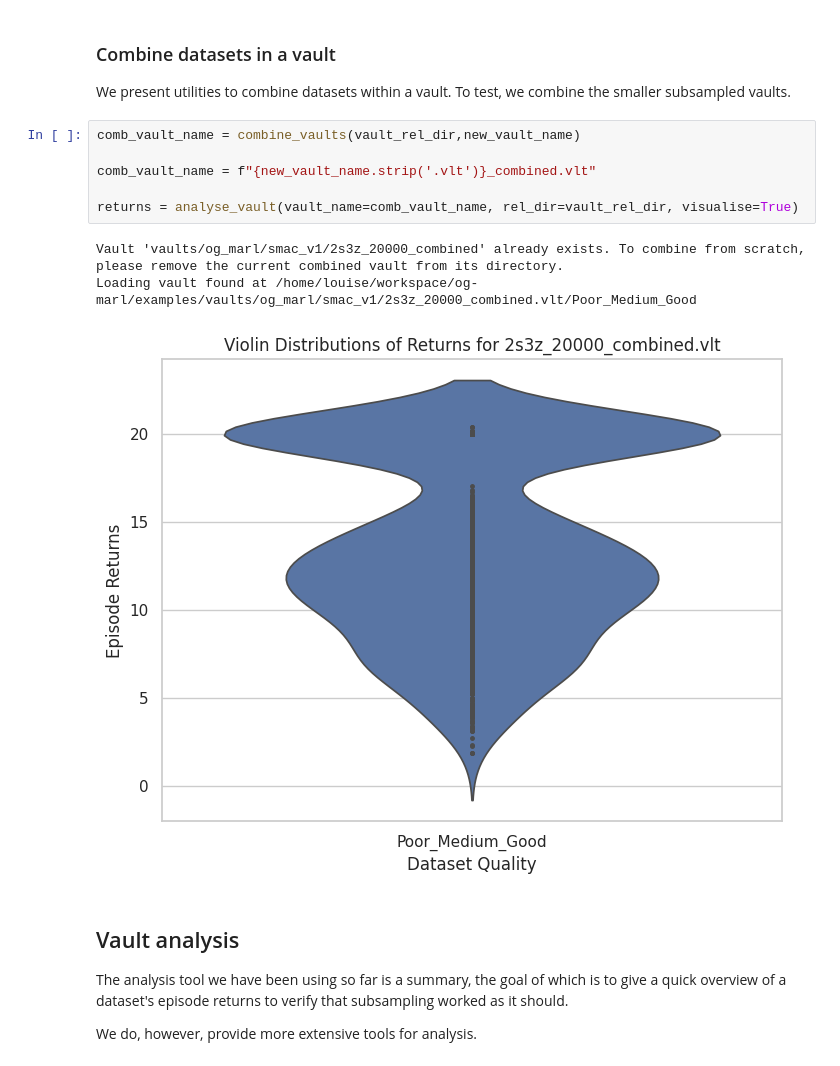
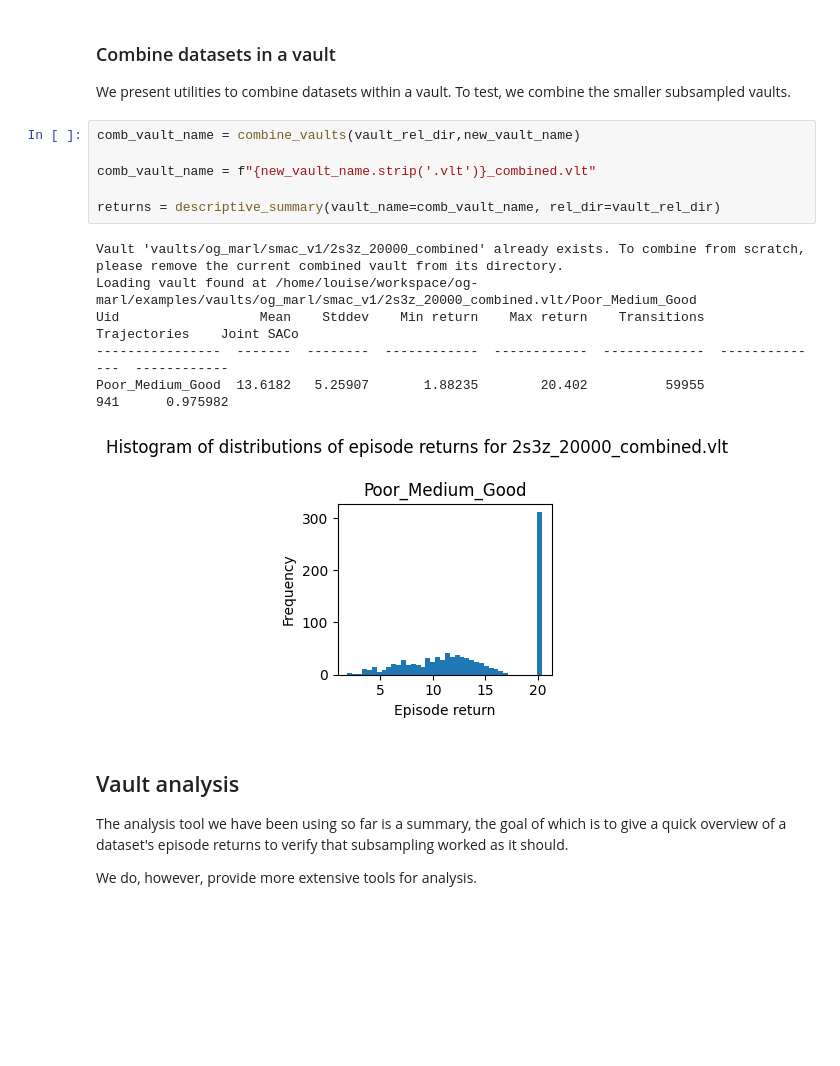
Before and after one commit to instadeepai/og-marl, a Jupyter notebook: examples/dataset_analysis_demo.ipynb, the cells around one changed output. Cells and saved outputs as stored; diff of their text form; blank space fills up the shorter version.

```diff
--- a/examples/dataset_analysis_demo.ipynb
+++ b/examples/dataset_analysis_demo.ipynb
@@ -138,13 +152,16 @@ We present utilities to combine datasets within a vault. To test, we combine the
 # %%
 comb_vault_name = combine_vaults(vault_rel_dir,new_vault_name)
 
 comb_vault_name = f"{new_vault_name.strip('.vlt')}_combined.vlt"
 
-returns = analyse_vault(vault_name=comb_vault_name, rel_dir=vault_rel_dir, visualise=True)
+returns = descriptive_summary(vault_name=comb_vault_name, rel_dir=vault_rel_dir)
 # %% [output]
 Vault 'vaults/og_marl/smac_v1/2s3z_20000_combined' already exists. To combine from scratch, please remove the current combined vault from its directory.
 Loading vault found at /home/louise/workspace/og-marl/examples/vaults/og_marl/smac_v1/2s3z_20000_combined.vlt/Poor_Medium_Good
+Uid                  Mean    Stddev    Min return    Max return    Transitions    Trajectories    Joint SACo
+----------------  -------  --------  ------------  ------------  -------------  --------------  ------------
+Poor_Medium_Good  13.6182   5.25907       1.88235        20.402          59955             941      0.975982
-[figure, old version]
+[figure, new version]
 # %% [markdown]
 ## Vault analysis
 
```
Also changed, not shown: parts of 9 cells of this notebook, 1 other file.
